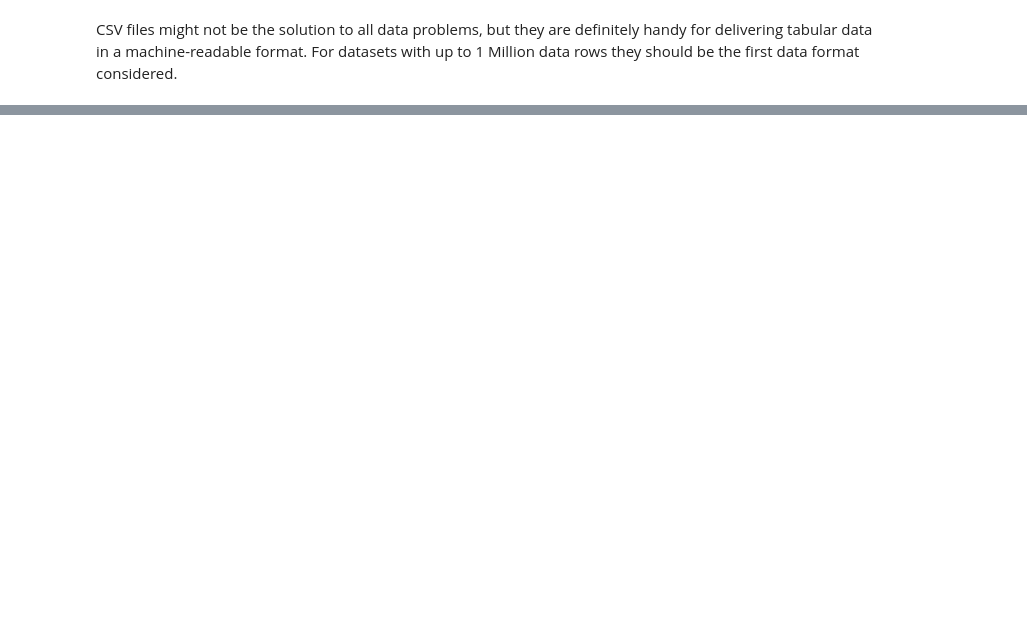
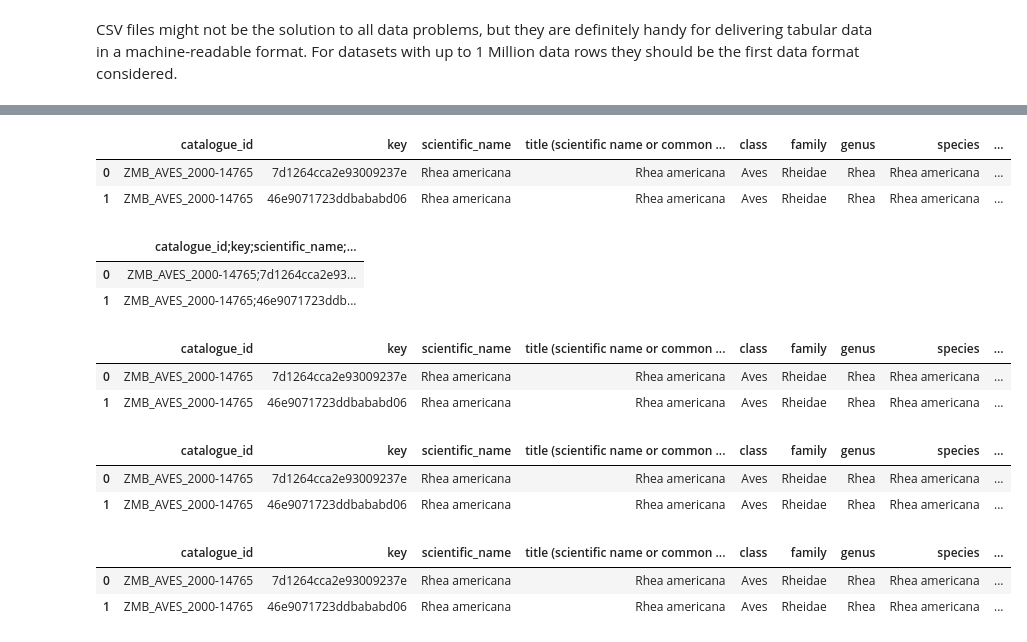
Before and after one commit to Giuditta-Parolini/machine-readable-data, a Jupyter notebook: data.ipynb, the cells around one changed output, grey strips where cells are left out. Drawn from its saved outputs; the diff is of its cells as text; code cells hidden in the pictures; blank space fills up the shorter version.

```diff
--- a/data.ipynb
+++ b/data.ipynb
@@ -259,0 +219,47 @@ df_csv_semicolon_sep
+# %%
+# With the Python Pandas programming library reading a CSV file only takes a line code
+df_csv_comma_sep = pd.read_csv("dataset.csv")
+df_csv_comma_sep.head(2) #first two rows of the dataset
+# %% [output]
+|  | catalogue_id | key | scientific_name | title (scientific name or common ... | class | family | genus | species | ... |
+| 0 | ZMB_AVES_2000-14765 | 7d1264cca2e93009237e | Rhea americana | Rhea americana | Aves | Rheidae | Rhea | Rhea americana | ... |
+| 1 | ZMB_AVES_2000-14765 | 46e9071723ddbababd06 | Rhea americana | Rhea americana | Aves | Rheidae | Rhea | Rhea americana | ... |
+# %%
+# A copy of the original dataset has been saved using the semicolon as a delimiter
+df_csv_semicolon_sep = pd.read_csv("dataset_semicolon.csv")
+df_csv_semicolon_sep.head(2) # As the expectation is to have the comma as a separator,
+                             #the result is wrong, but it can be easily corrected
+# %% [output]
+|  | catalogue_id;key;scientific_name;... |
+| 0 | ZMB_AVES_2000-14765;7d1264cca2e93... |
+| 1 | ZMB_AVES_2000-14765;46e9071723ddb... |
+# %%
+# It is enough to specify the correct separator when reading in the data to import the dataset
+# without issues
+df_csv_semicolon_sep = pd.read_csv("dataset_semicolon.csv", sep=";")
+df_csv_semicolon_sep.head(2)
+# %% [output]
+|  | catalogue_id | key | scientific_name | title (scientific name or common ... | class | family | genus | species | ... |
+| 0 | ZMB_AVES_2000-14765 | 7d1264cca2e93009237e | Rhea americana | Rhea americana | Aves | Rheidae | Rhea | Rhea americana | ... |
+| 1 | ZMB_AVES_2000-14765 | 46e9071723ddbababd06 | Rhea americana | Rhea americana | Aves | Rheidae | Rhea | Rhea americana | ... |
+# %%
+# Similarly for reading the dataset in tsv format.
+
+df_csv_tab_sep = pd.read_csv("dataset.tsv", sep="\t")
+df_csv_tab_sep.head(2)
+# %% [output]
+|  | catalogue_id | key | scientific_name | title (scientific name or common ... | class | family | genus | species | ... |
+| 0 | ZMB_AVES_2000-14765 | 7d1264cca2e93009237e | Rhea americana | Rhea americana | Aves | Rheidae | Rhea | Rhea americana | ... |
+| 1 | ZMB_AVES_2000-14765 | 46e9071723ddbababd06 | Rhea americana | Rhea americana | Aves | Rheidae | Rhea | Rhea americana | ... |
+# %%
+# The Pandas library allows also to read in files (and even workbooks)in XLSX format.
+# In this case, as the data table, has been created properly, the dataset is also recovered.
+# However, it is evident that Python Pandas takes longer to read in an XLSX file compared to a CSV file
+# with potential performance issues for large datasets.
+
+df_xlsx = pd.read_excel("dataset.xlsx")
+df_xlsx.head(2)
+# %% [output]
+|  | catalogue_id | key | scientific_name | title (scientific name or common ... | class | family | genus | species | ... |
+| 0 | ZMB_AVES_2000-14765 | 7d1264cca2e93009237e | Rhea americana | Rhea americana | Aves | Rheidae | Rhea | Rhea americana | ... |
+| 1 | ZMB_AVES_2000-14765 | 46e9071723ddbababd06 | Rhea americana | Rhea americana | Aves | Rheidae | Rhea | Rhea americana | ... |
```
Also changed, not shown: parts of 43 cells of this notebook, 2 other files.
